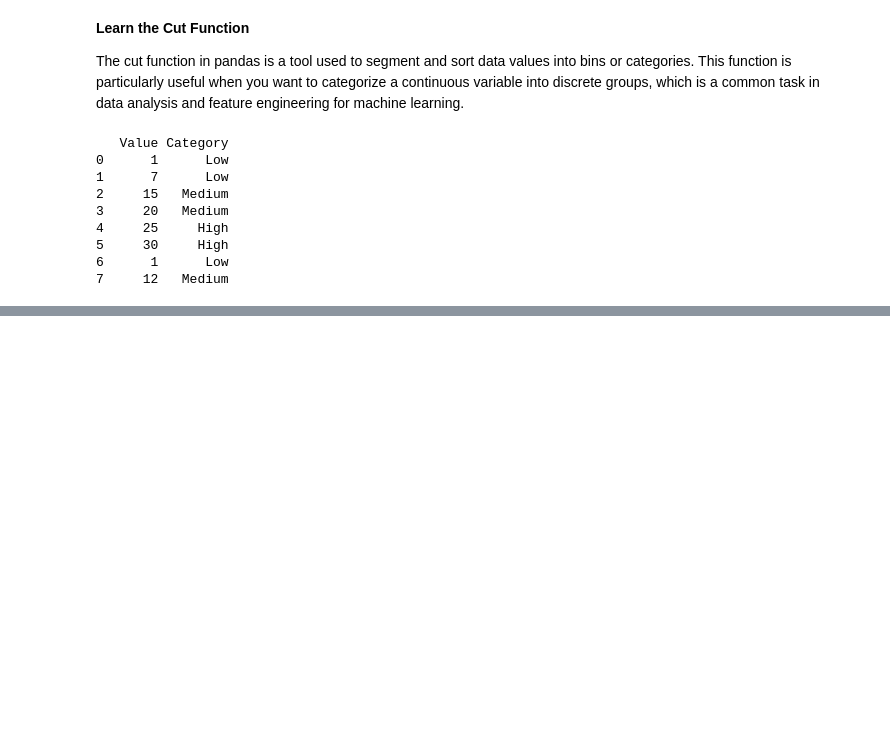
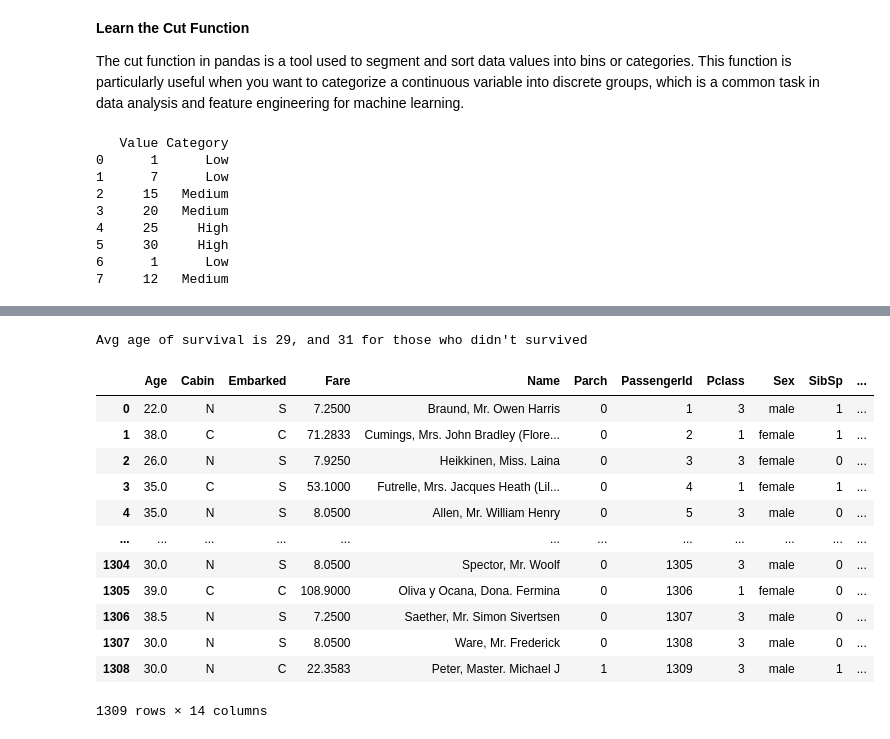
Before and after one commit to MinaGabriel/Titanic-Kafka, a Jupyter notebook: main.ipynb, the cells around one changed output, grey strips where cells are left out. Saved outputs shown, nothing was run; the diff lists cells and outputs as text; code cells hidden in the pictures; blank space fills up the shorter version.

Commit message:
Data Prepro

```diff
--- a/main.ipynb
+++ b/main.ipynb
@@ -233,19 +235,3 @@ print(df)
 5     30     High
 6      1      Low
 7     12   Medium
-# %%
-import pandas as pd
-
-# Sample DataFrame creation
-df = pd.DataFrame({'Age': [5, 22, 38, 10, 67, 89, 34]})
-
-# Define bins as 0-12, 13-19, 20-29, 30-39, etc.
-bins = [0, 12, 20, 30, 40, 50, 60, 70, 80, 90, 100]
-
-# Define labels for the respective bins
-labels = ['0-12', '13-19', '20-29', '30-39', '40-49', '50-59', '60-69', '70-79', '80-89', '90-100']
-
-# Create a new column 'AgeRange' using the cut function
-df['AgeRange'] = pd.cut(df['Age'], bins=bins, labels=labels, right=False)
-
-print(df)
@@ -260,0 +244,41 @@ print(df)
+# %%
+# fill with the mean (get mean of those who didn't survive and those who survived)
+age_survived_mean = df[df['Survived'] == 1]['Age'].dropna().mean()
+age_not_survived_mean = df[df['Survived'] == 0]['Age'].dropna().mean()
+
+print(f"Avg age of survival is {age_survived_mean:.0f}, and {age_not_survived_mean:.0f} for those who didn't survived")
+
+# fill empty records
+
+df.loc[df['Survived'] == 1, 'Age'] = df[df['Survived'] == 1]['Age'].fillna(int(age_survived_mean))
+df.loc[df['Survived'] == 0, 'Age'] = df[df['Survived'] == 0]['Age'].fillna(int(age_not_survived_mean))
+# %% [output]
+Avg age of survival is 29, and 31 for those who didn't survived
+# %%
+# lets now add a new feature call it age group and create five classes for age ("Children", "Teen", "Young Adult", "Adult", "Senior"])
+
+# Using cut to bin the data
+df['AgeGroup'] = pd.cut(df['Age'],
+                         bins=[0, 13, 20, 30, 60, 100],
+                         labels=["Children", "Teen", "Young Adult", "Adult", "Senior"],
+                         right=False)
+
+# if right=False:
+#   An age of 0-12 would be categorized as "Children".
+#   An age of 13 would fall into the next category, "Teen", and not "Children".
+
+df
+# %% [output]
+|  | Age | Cabin | Embarked | Fare | Name | Parch | PassengerId | Pclass | Sex | SibSp | ... |
+| 0 | 22.0 | N | S | 7.2500 | Braund, Mr. Owen Harris | 0 | 1 | 3 | male | 1 | ... |
+| 1 | 38.0 | C | C | 71.2833 | Cumings, Mrs. John Bradley (Flore... | 0 | 2 | 1 | female | 1 | ... |
+| 2 | 26.0 | N | S | 7.9250 | Heikkinen, Miss. Laina | 0 | 3 | 3 | female | 0 | ... |
+| 3 | 35.0 | C | S | 53.1000 | Futrelle, Mrs. Jacques Heath (Lil... | 0 | 4 | 1 | female | 1 | ... |
+| 4 | 35.0 | N | S | 8.0500 | Allen, Mr. William Henry | 0 | 5 | 3 | male | 0 | ... |
+| ... | ... | ... | ... | ... | ... | ... | ... | ... | ... | ... | ... |
+| 1304 | 30.0 | N | S | 8.0500 | Spector, Mr. Woolf | 0 | 1305 | 3 | male | 0 | ... |
+| 1305 | 39.0 | C | C | 108.9000 | Oliva y Ocana, Dona. Fermina | 0 | 1306 | 1 | female | 0 | ... |
+| 1306 | 38.5 | N | S | 7.2500 | Saether, Mr. Simon Sivertsen | 0 | 1307 | 3 | male | 0 | ... |
+| 1307 | 30.0 | N | S | 8.0500 | Ware, Mr. Frederick | 0 | 1308 | 3 | male | 0 | ... |
+| 1308 | 30.0 | N | C | 22.3583 | Peter, Master. Michael J | 1 | 1309 | 3 | male | 1 | ... |
+1309 rows × 14 columns
```
Also changed, not shown: parts of 27 cells of this notebook.
